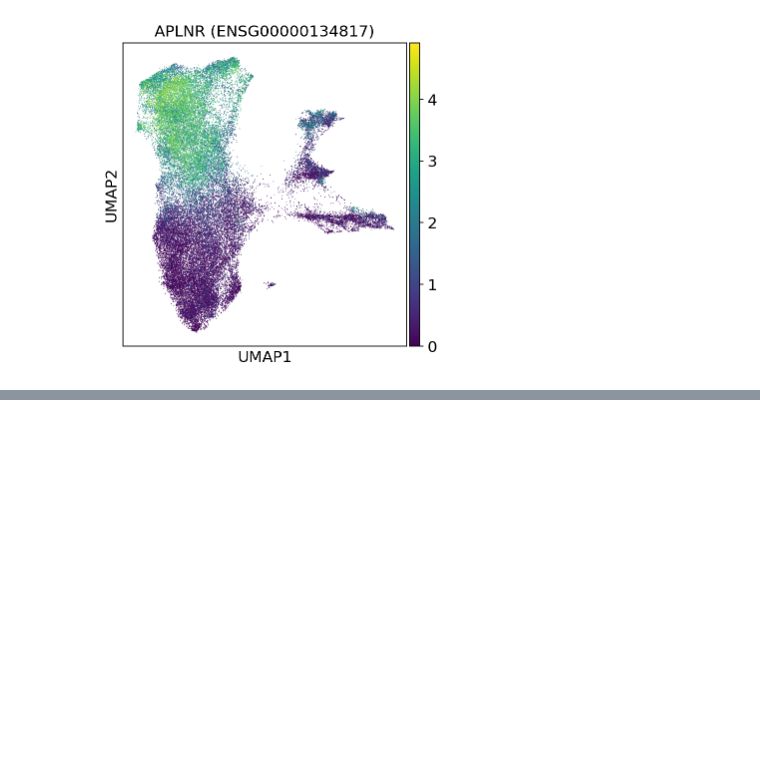
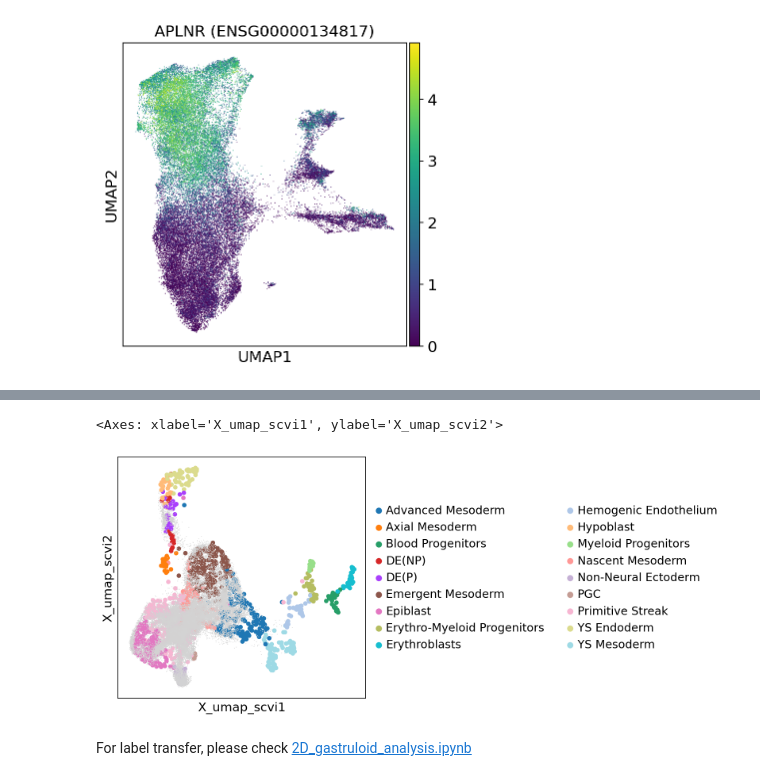
Before and after one commit to stanfish06/human-gastruloid-analysis, a Jupyter notebook: notebooks/data_tour.ipynb, the cells around one changed output, grey strips where cells are left out. Cells and saved outputs as stored; diff of their text form; code cells hidden in the pictures; blank space fills up the shorter version.

```diff
--- a/notebooks/data_tour.ipynb
+++ b/notebooks/data_tour.ipynb
@@ -174,0 +238,11 @@ sc.pl.umap(adata, color=adata.var_names[adata.var_names.str.contains("APLNR")])
+# %%
+# load in trained models
+human_reference_model = scvi.model.SCVI.load(
+    dir_path=human_reference_model, adata=adata_human
+)
+scvi.model.SCVI.prepare_query_anndata(
+    adata=adata_gastruloid, reference_model=human_reference_model
+)
+gastruloid_query_model = scvi.model.SCVI.load(
+    dir_path=gastruloid_query_model, adata=adata_gastruloid
+)
@@ -174,0 +254,36 @@ sc.pl.umap(adata, color=adata.var_names[adata.var_names.str.contains("APLNR")])
+# %%
+# extract latent coordinates
+adata_human.obsm["X_scvi"] = human_reference_model.get_latent_representation()
+adata_gastruloid.obsm["X_scvi"] = gastruloid_query_model.get_latent_representation()
+# %%
+# UMAP
+trans = umap.UMAP(
+    n_neighbors=20,
+    min_dist=0.5,
+    spread=1.0,
+    n_components=2,
+    n_epochs=500,
+    learning_rate=1.0,
+    negative_sample_rate=5,
+    init="spectral",
+    random_state=4,
+    a=None,
+    b=None,
+).fit(adata_human.obsm["X_scvi"])
+adata_human.obsm["X_umap_scvi"] = trans.transform(adata_human.obsm["X_scvi"])
+adata_gastruloid.obsm["X_umap_scvi"] = trans.transform(adata_gastruloid.obsm["X_scvi"])
+# %%
+# gastruloid data (colored in gray) overlayed on human UMAP
+ax = sc.pl.embedding(adata_human, "X_umap_scvi", color=["sub_cluster"], show=False)
+sc.pl.embedding(
+    adata_gastruloid,
+    "X_umap_scvi",
+    ax=ax,
+    show=False,
+    legend_loc="none",
+)
+# %% [output]
+<Axes: xlabel='X_umap_scvi1', ylabel='X_umap_scvi2'>
+[figure, added]
+# %% [markdown]
+For label transfer, please check [2D_gastruloid_analysis.ipynb](./2D_gastruloid_analysis.ipynb)
```
Also changed, not shown: parts of 11 cells of this notebook, 1 other file.
